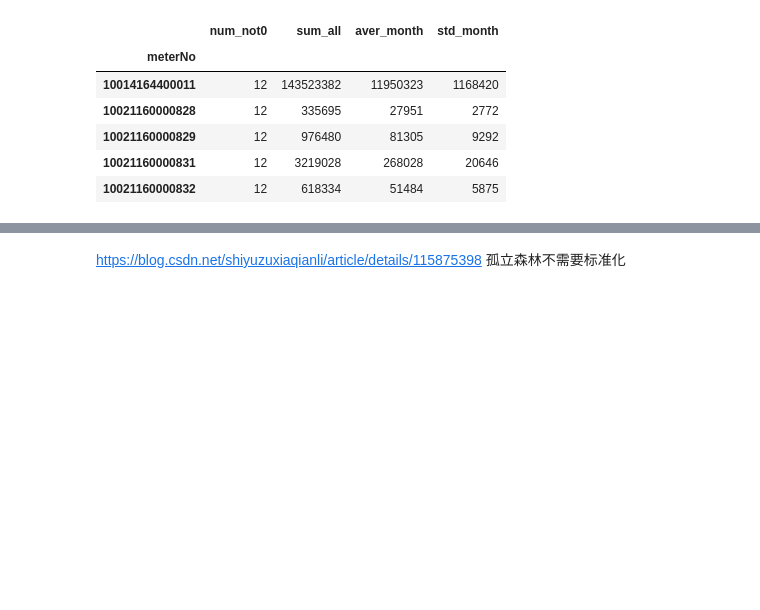
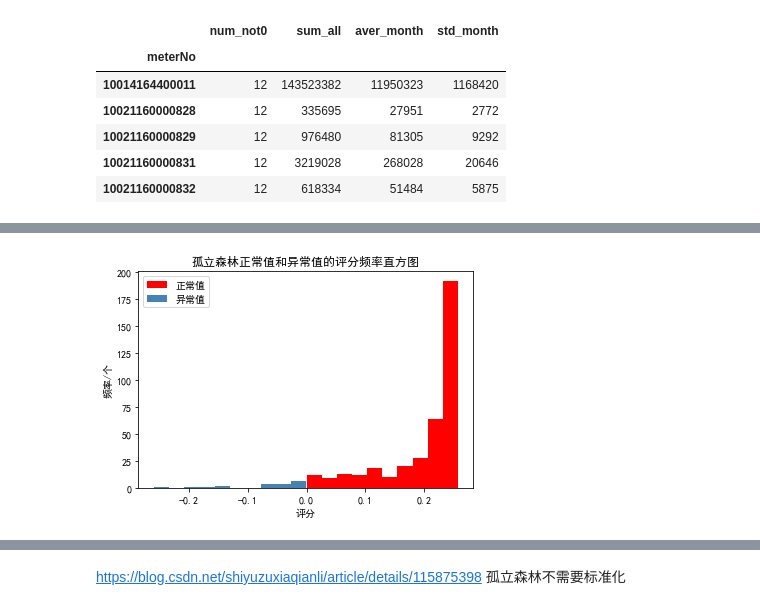
Before and after one commit to lonesometonight/test_collge, a Jupyter notebook: 7.用电量/_5_统计数据_用电量_4特征.ipynb, the cells around one changed output, grey strips where cells are left out. Drawn from its saved outputs; the diff is of its cells as text; code cells hidden in the pictures; blank space fills up the shorter version.

```diff
--- a/7.用电量/_5_统计数据_用电量_4特征.ipynb
+++ b/7.用电量/_5_统计数据_用电量_4特征.ipynb
@@ -632,0 +662,14 @@ fig.show()
+# %%
+import matplotlib.pyplot as plt
+# 中文和负号的正常显示
+plt.rcParams['font.sans-serif'] = [u'SimHei']
+plt.rcParams['axes.unicode_minus'] = False
+plt.hist(data_guli_biaozhun[data_guli_biaozhun['label']==1].scores,color='r',label='正常值')
+plt.hist(data_guli_biaozhun[data_guli_biaozhun['label']==-1].scores,color='steelblue',label='异常值')
+plt.title("孤立森林正常值和异常值的评分频率直方图")
+plt.xlabel("评分")
+plt.ylabel("频率/个")
+plt.legend(loc='best',fontsize=10)
+plt.show()
+# %% [output]
+[figure, added]
```
Also changed, not shown: parts of 4 cells of this notebook, 13 other files.
